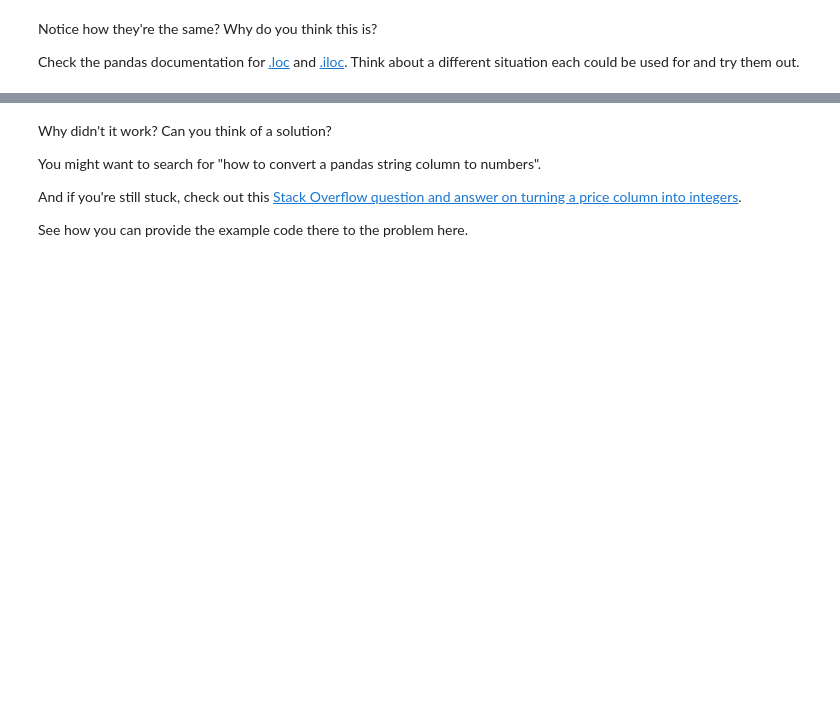
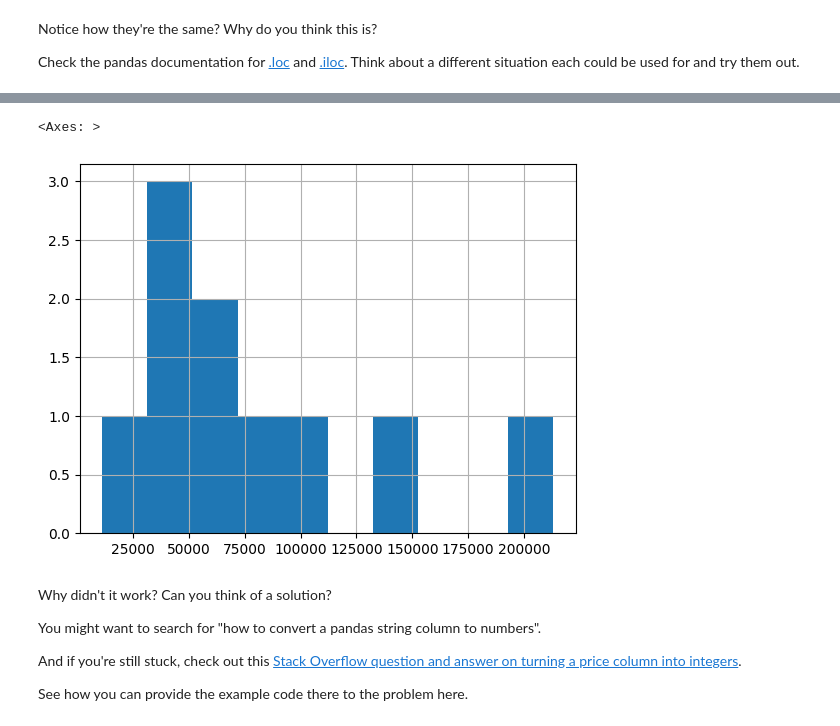
Before and after one commit to HaadiyaAli/ML_Excercises, a Jupyter notebook: section-2-data-science-and-ml-tools/pandas-exercises.ipynb, the cells around one changed output, grey strips where cells are left out. Saved outputs shown, nothing was run; the diff lists cells and outputs as text; code cells hidden in the pictures; blank space fills up the shorter version.

```diff
--- a/section-2-data-science-and-ml-tools/pandas-exercises.ipynb
+++ b/section-2-data-science-and-ml-tools/pandas-exercises.ipynb
@@ -81,4 +240,8 @@ Check the pandas documentation for [.loc](https://pandas.pydata.org/pandas-docs/
 # %%
 # Create a histogram of the Odometer column using hist()
+car_sales["Odometer (KM)"].hist()
+# %% [output]
+<Axes: >
+[figure, added]
 # %%
 # Try to plot the Price column using plot()
```
Also changed, not shown: parts of 33 cells of this notebook.
